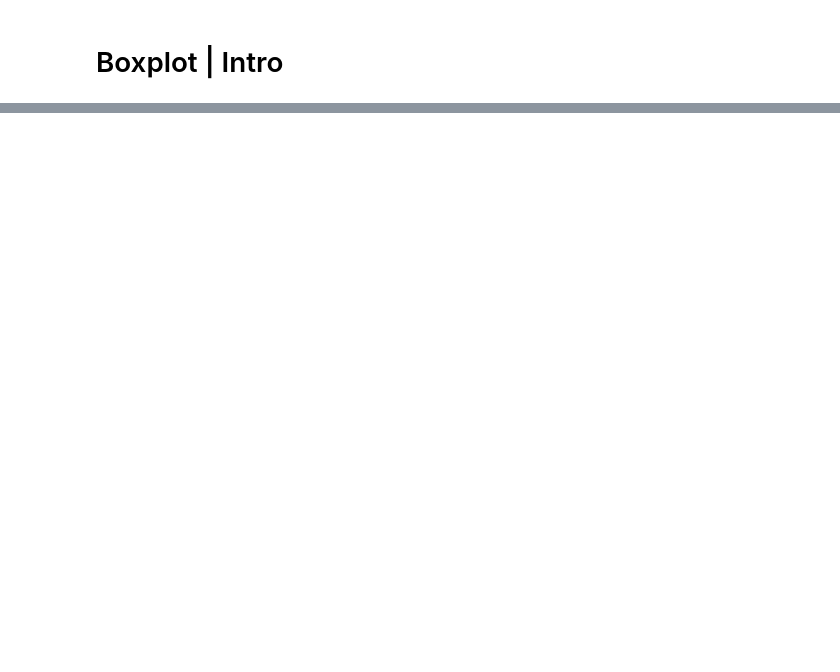
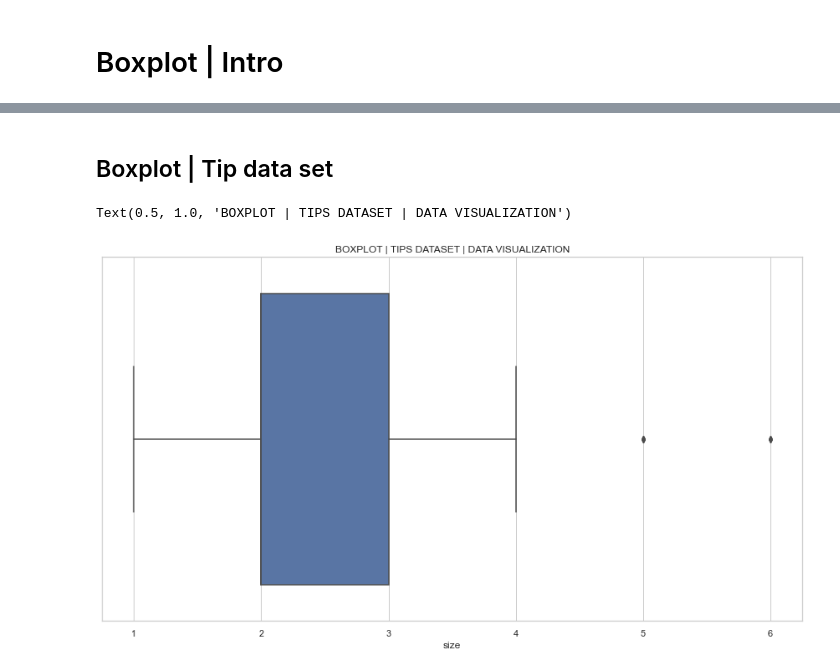
Before and after one commit to waleed-ali-sarwar/Python-for-Data-Science, a Jupyter notebook: notes_jupyter/Data Visualization/Boxplot Data Visualization.ipynb, the cells around one changed output, grey strips where cells are left out. Saved outputs shown, nothing was run; the diff lists cells and outputs as text; code cells hidden in the pictures; blank space fills up the shorter version.

```diff
--- a/notes_jupyter/Data Visualization/Boxplot Data Visualization.ipynb
+++ b/notes_jupyter/Data Visualization/Boxplot Data Visualization.ipynb
@@ -32,0 +50,18 @@ TypeError: Axes.boxplot() got an unexpected keyword argument 'ci'
+# %% [markdown]
+## Boxplot | Tip data set
+# %%
+import seaborn as _s
+import matplotlib.pyplot as _m
+# data set
+s_data = _s.load_dataset('tips')
+# figure size
+_m.figure(figsize=(15,8))
+# style
+_s.set_style('whitegrid')
+# plot graph
+_s.boxplot(x=s_data['size'])
+# title
+_m.title('boxplot | tips dataset | data visualization'.upper())
+# %% [output]
+Text(0.5, 1.0, 'BOXPLOT | TIPS DATASET | DATA VISUALIZATION')
+[figure, added]
```
Also changed, not shown: parts of 11 cells of this notebook, 14 other files.
